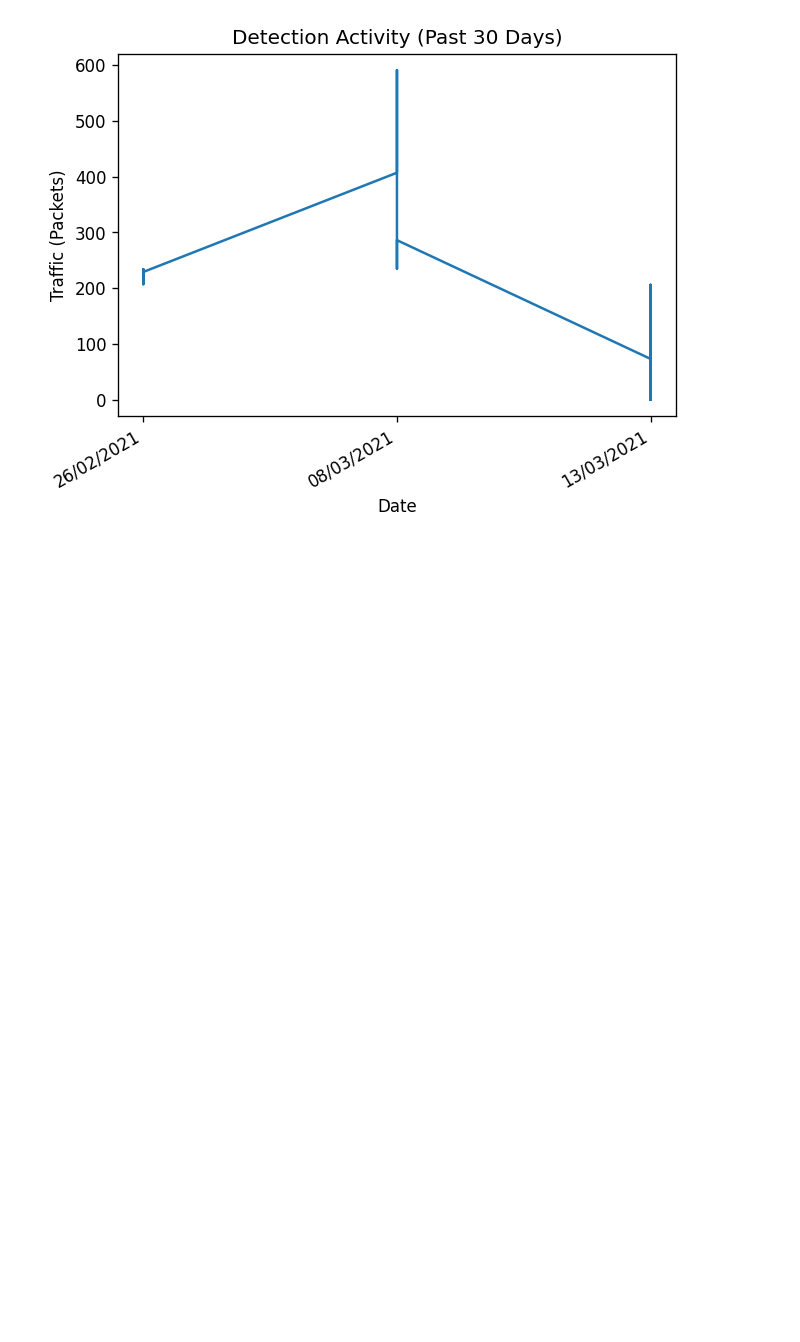
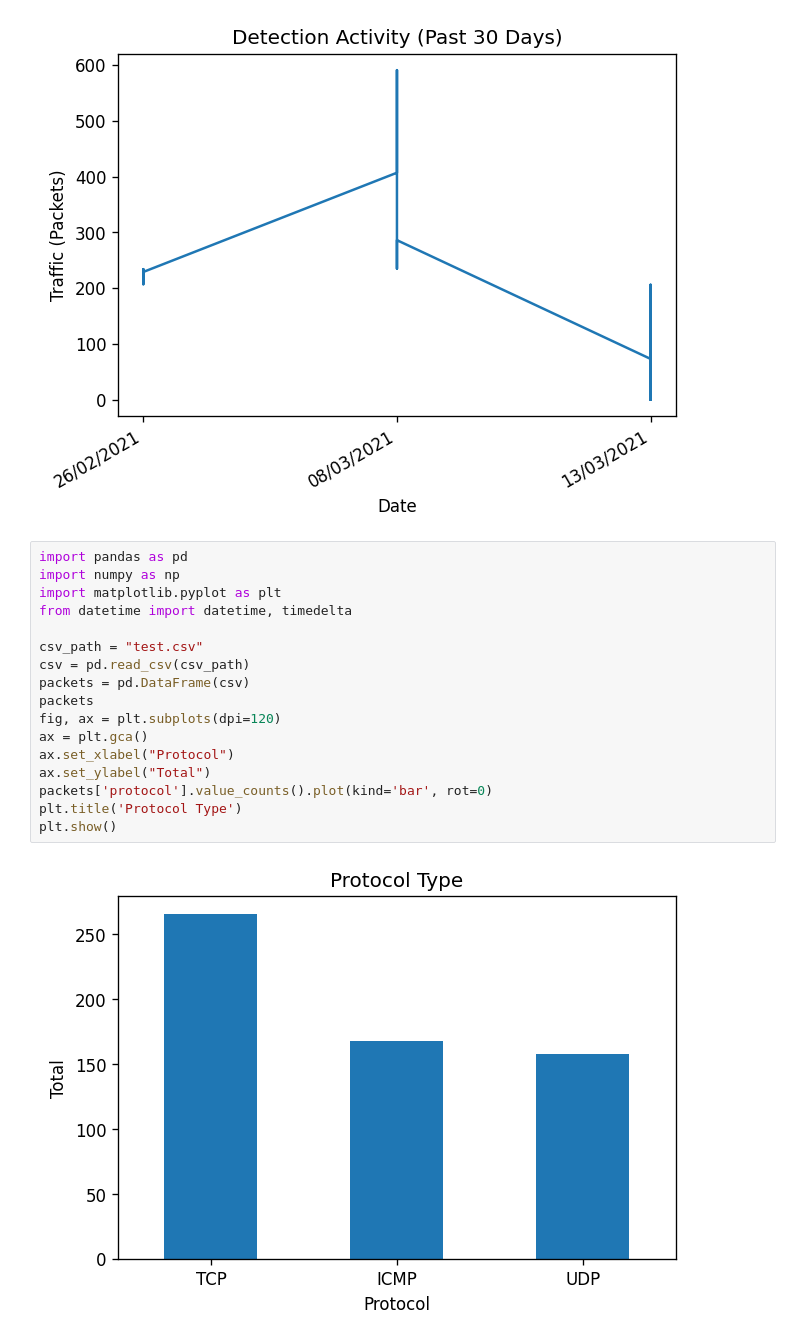
Before and after one commit to Iqrahaq/Python, a Jupyter notebook: masters/graphs.ipynb, the cells around one changed output. Cells and saved outputs as stored; diff of their text form; blank space fills up the shorter version.

Commit message:
Protocol Type Bar Complete

```diff
--- a/masters/graphs.ipynb
+++ b/masters/graphs.ipynb
@@ -72,3 +72,22 @@ plt.setp(ax.get_xticklabels(), rotation=30, horizontalalignment='right')
 plt.show()
 # %% [output]
 [figure]
+# %%
+import pandas as pd
+import numpy as np
+import matplotlib.pyplot as plt
+from datetime import datetime, timedelta
+
+csv_path = "test.csv"
+csv = pd.read_csv(csv_path)
+packets = pd.DataFrame(csv)
+packets
+fig, ax = plt.subplots(dpi=120)
+ax = plt.gca()
+ax.set_xlabel("Protocol")
+ax.set_ylabel("Total")
+packets['protocol'].value_counts().plot(kind='bar', rot=0)
+plt.title('Protocol Type')
+plt.show()
+# %% [output]
+[figure, added]
```
